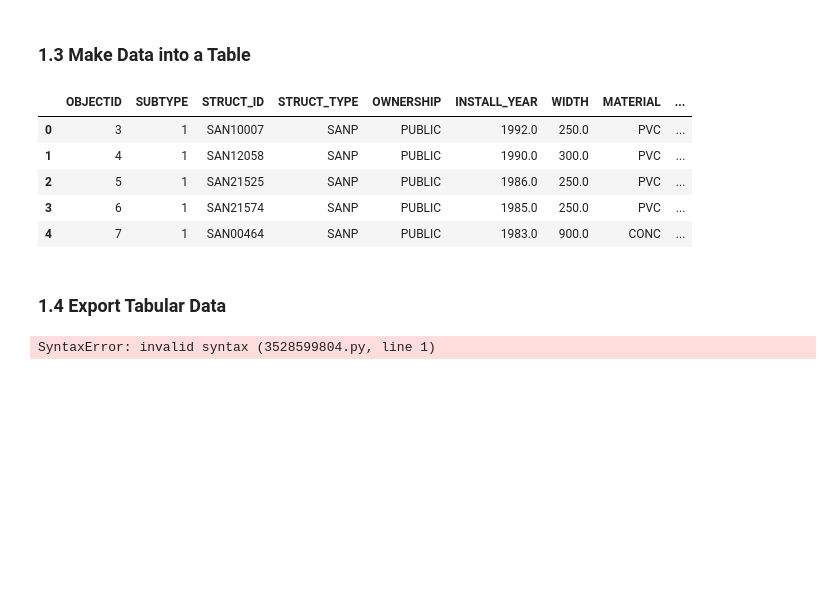
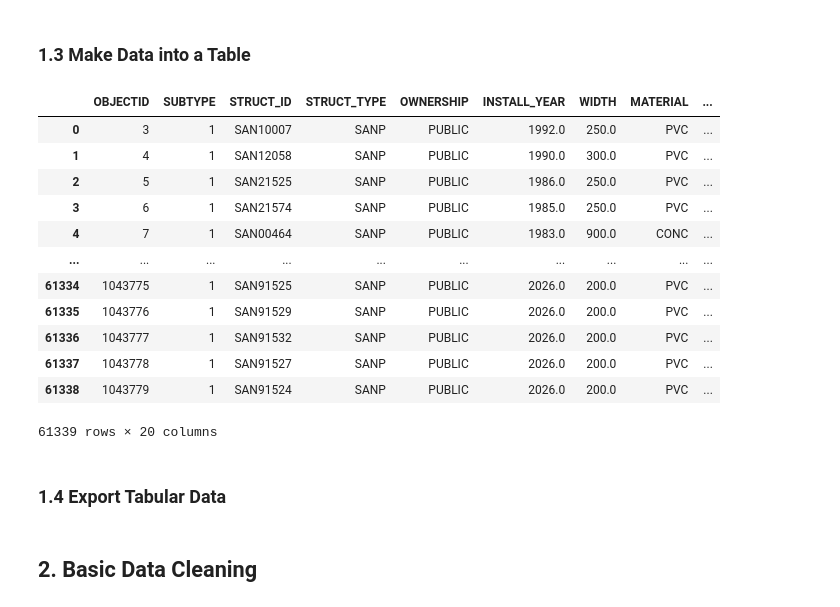
Before and after one commit to JihoTheCoder0607/HydroGraph, a Jupyter notebook: notebooks/01_data_loading_and_analysis.ipynb, the cells around one changed output. Saved outputs shown, nothing was run; the diff lists cells and outputs as text; code cells hidden in the pictures; blank space fills up the shorter version.

```diff
--- a/notebooks/01_data_loading_and_analysis.ipynb
+++ b/notebooks/01_data_loading_and_analysis.ipynb
@@ -71,19 +70,24 @@ pipes_gx2 = pd.DataFrame([object["geometry"]["paths"][0][1][0] for object in pip
 pipes_gy2 = pd.DataFrame([object["geometry"]["paths"][0][1][1] for object in pipes], columns=["y2"])
 # %%
 pipes = pd.concat([pipes_a, pipes_gx1, pipes_gy1, pipes_gx2, pipes_gy2], axis=1)
-pipes.head()
+pipes
 # %% [output]
 |  | OBJECTID | SUBTYPE | STRUCT_ID | STRUCT_TYPE | OWNERSHIP | INSTALL_YEAR | WIDTH | MATERIAL | ... |
 | 0 | 3 | 1 | SAN10007 | SANP | PUBLIC | 1992.0 | 250.0 | PVC | ... |
 | 1 | 4 | 1 | SAN12058 | SANP | PUBLIC | 1990.0 | 300.0 | PVC | ... |
 | 2 | 5 | 1 | SAN21525 | SANP | PUBLIC | 1986.0 | 250.0 | PVC | ... |
 | 3 | 6 | 1 | SAN21574 | SANP | PUBLIC | 1985.0 | 250.0 | PVC | ... |
 | 4 | 7 | 1 | SAN00464 | SANP | PUBLIC | 1983.0 | 900.0 | CONC | ... |
+| ... | ... | ... | ... | ... | ... | ... | ... | ... | ... |
+| 61334 | 1043775 | 1 | SAN91525 | SANP | PUBLIC | 2026.0 | 200.0 | PVC | ... |
+| 61335 | 1043776 | 1 | SAN91529 | SANP | PUBLIC | 2026.0 | 200.0 | PVC | ... |
+| 61336 | 1043777 | 1 | SAN91532 | SANP | PUBLIC | 2026.0 | 200.0 | PVC | ... |
+| 61337 | 1043778 | 1 | SAN91527 | SANP | PUBLIC | 2026.0 | 200.0 | PVC | ... |
+| 61338 | 1043779 | 1 | SAN91524 | SANP | PUBLIC | 2026.0 | 200.0 | PVC | ... |
+61339 rows × 20 columns
 # %% [markdown]
 ### 1.4 Export Tabular Data
 # %%
 pipes.to_csv("data/pipes_tabular.csv", index=False)
-# %%
-git status
-# %% [output]
-SyntaxError: invalid syntax (3528599804.py, line 1)
+# %% [markdown]
+## 2. Basic Data Cleaning
```
Also changed, not shown: parts of 10 cells of this notebook.
